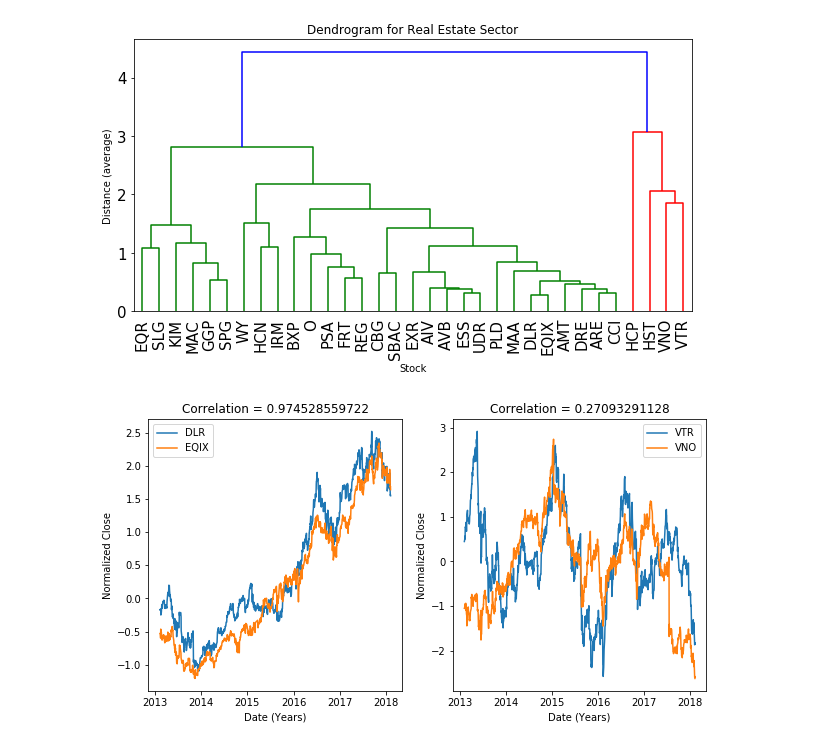
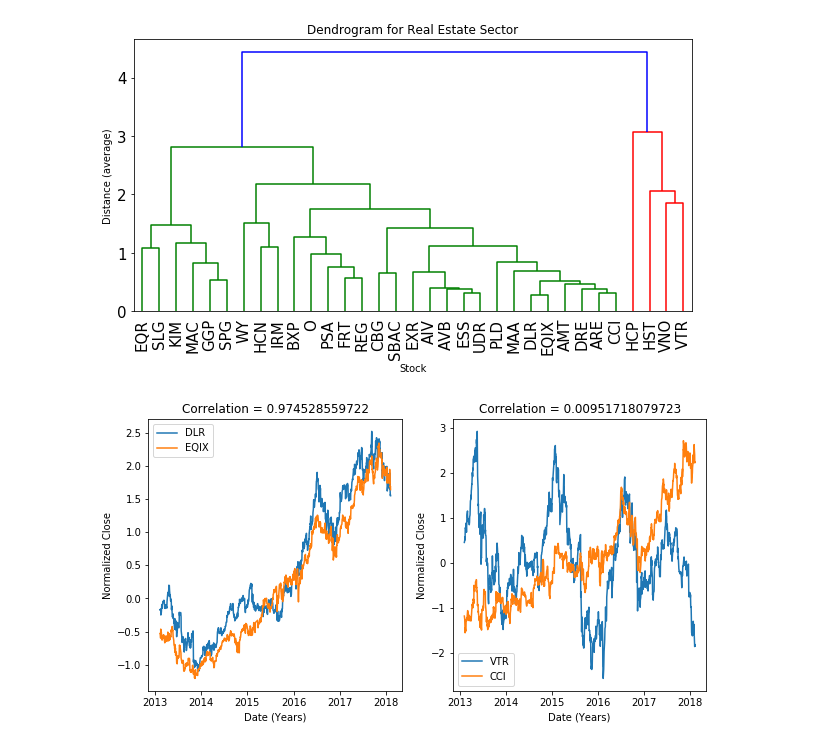
Before and after one commit to Aaivazi000/fintech-master, a Jupyter notebook: Marin Workspace/marin_5.9.ipynb, the cells around one changed output. Saved outputs shown, nothing was run; the diff lists cells and outputs as text; code cells hidden in the pictures.

Commit message:
diff stocks

```diff
--- a/Marin Workspace/marin_5.9.ipynb
+++ b/Marin Workspace/marin_5.9.ipynb
@@ -252,6 +252,6 @@ def plot_correlating_stocks(s1_high, s2_high, s1_low, s2_low):
     ax2.set_xlabel('Date (Years)')
     ax2.legend(loc='best')
 # %%
-plot_correlating_stocks("DLR", "EQIX", "VTR", "VNO")
+plot_correlating_stocks("DLR", "EQIX", "VTR", "CCI")
 # %% [output]
-[figure, old version]
+[figure, new version]
```
